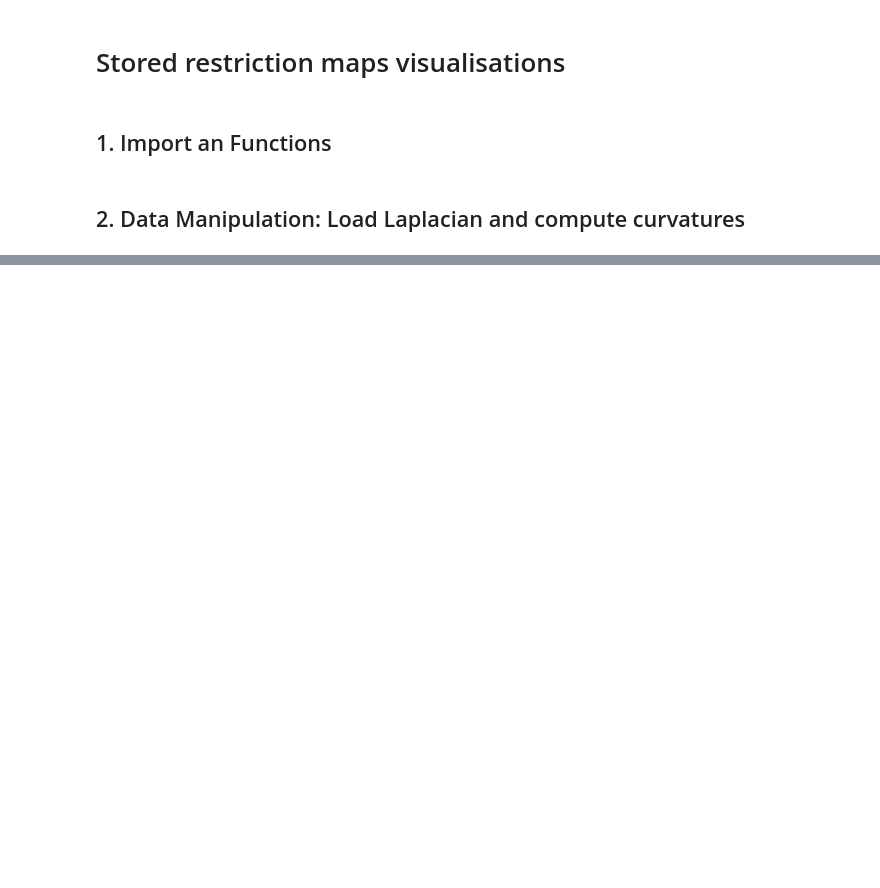
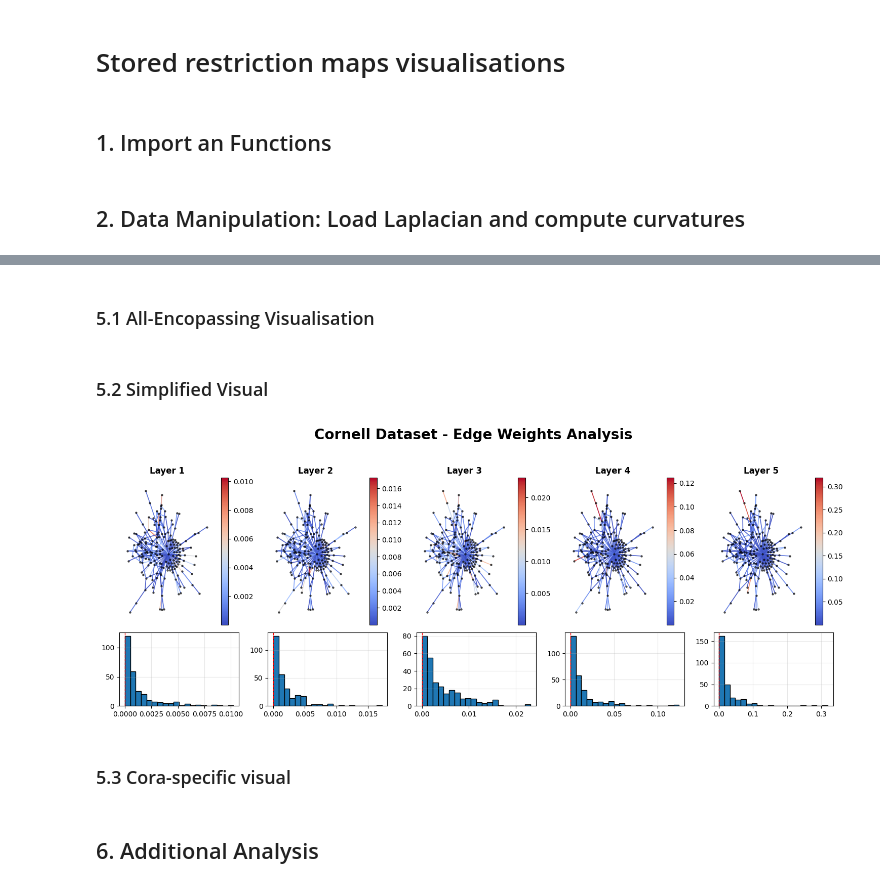
Before and after one commit to luigifraca/neural-sheaf-diffusion-modified, a Jupyter notebook: quick_analysis/lf-weights-plotting.ipynb, the cells around one changed output, grey strips where cells are left out. Cells and saved outputs as stored; diff of their text form; code cells hidden in the pictures; blank space fills up the shorter version.

Commit message:
new visual for edges

```diff
--- a/quick_analysis/lf-weights-plotting.ipynb
+++ b/quick_analysis/lf-weights-plotting.ipynb
@@ -566,0 +671,18 @@ for B in B_list:
+# %%
+# Actual Topological Curvature
+# Just take B as the incidence matrix and apply FBC directly to get curvature per edge without weighting. This is a more combinatorial curvature measure.
+
+G = nx.Graph()
+G.add_nodes_from(B.index)
+G.add_edges_from(list(B.columns))
+
+B_top = nx.incidence_matrix(G,oriented=True).todense()
+L1_top = B_top.T @ B_top
+B1_top, F1_top = fbc(L1_top)
+# %%
+topological_curv_dict = {
+    edge: F1_top[i, i]
+    for i, edge in enumerate(sorted(G.edges()))
+}
+# %% [markdown]
+### 5.1 All-Encopassing Visualisation
@@ -566,0 +908,2 @@ for B in B_list:
+# %% [markdown]
+### 5.2 Simplified Visual
@@ -566,0 +1005,24 @@ for B in B_list:
+# %%
+if dataset != "cora":
+    G_ref = nx.Graph()
+    for weight_dict in edge_weight_dict_list:
+        for (u, v), w in weight_dict.items():
+            G_ref.add_edge(u, v)
+
+    pos_use = nx.spring_layout(G_ref, seed=42)
+
+    plot_edge_curvature_simple(
+        ricci_dict_list=edge_weight_dict_list,
+        edge_weight_dict_list=edge_weight_dict_list,
+        topological_curv_dict=None,
+        G=G,
+        pos_use=pos_use,
+        cmap=plt.cm.coolwarm,
+        bins=20,
+        title=f"{dataset.capitalize()} Dataset - Edge Weights Analysis",
+        save_image=True
+    )
+# %% [output]
+[figure, added]
+# %% [markdown]
+### 5.3 Cora-specific visual
@@ -566,0 +1148,2 @@ for B in B_list:
+# %% [markdown]
+## 6. Additional Analysis
```
Also changed, not shown: parts of 21 cells of this notebook, 12 other files.
